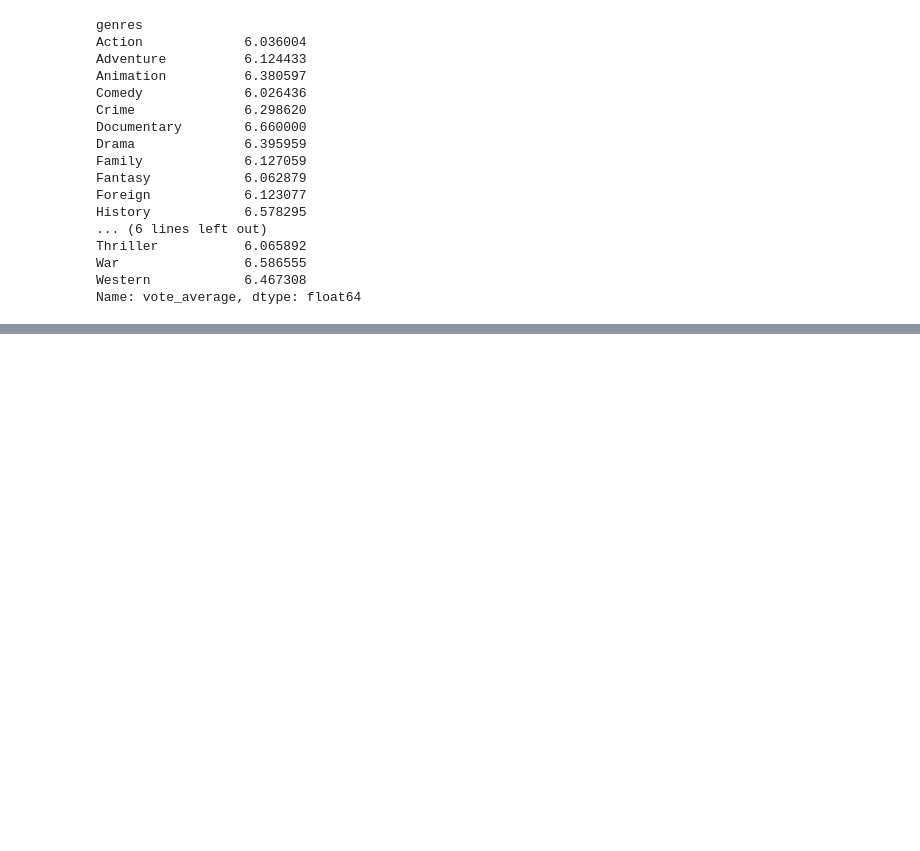
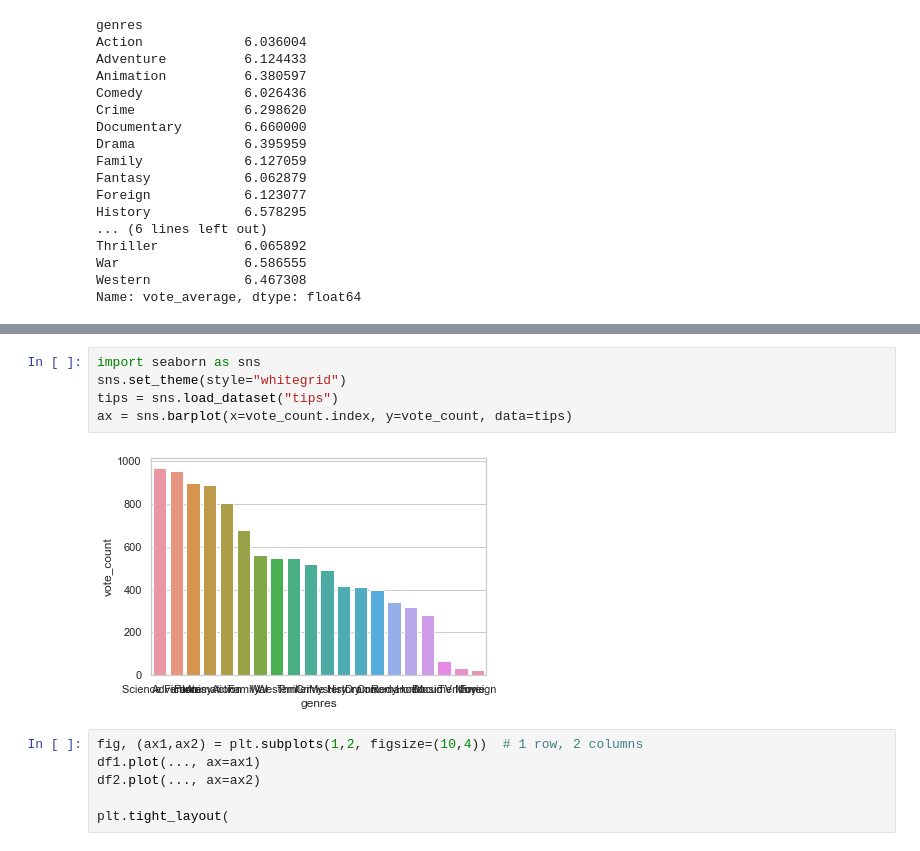
Before and after one commit to krbendol/movie_analysis_Microsoft, a Jupyter notebook: data/Kam'sProjectNotebook.ipynb, the cells around one changed output, grey strips where cells are left out. Drawn from its saved outputs; the diff is of its cells as text; blank space fills up the shorter version.

```diff
--- a/data/Kam'sProjectNotebook.ipynb
+++ b/data/Kam'sProjectNotebook.ipynb
@@ -225,0 +300,13 @@ Text(0.5, 1.0, 'Average Vote by Genre')
+# %%
+import seaborn as sns
+sns.set_theme(style="whitegrid")
+tips = sns.load_dataset("tips")
+ax = sns.barplot(x=vote_count.index, y=vote_count, data=tips)
+# %% [output]
+[figure, added]
+# %%
+fig, (ax1,ax2) = plt.subplots(1,2, figsize=(10,4))  # 1 row, 2 columns
+df1.plot(..., ax=ax1)
+df2.plot(..., ax=ax2)
+
+plt.tight_layout(
```
Also changed, not shown: parts of 16 cells of this notebook.
